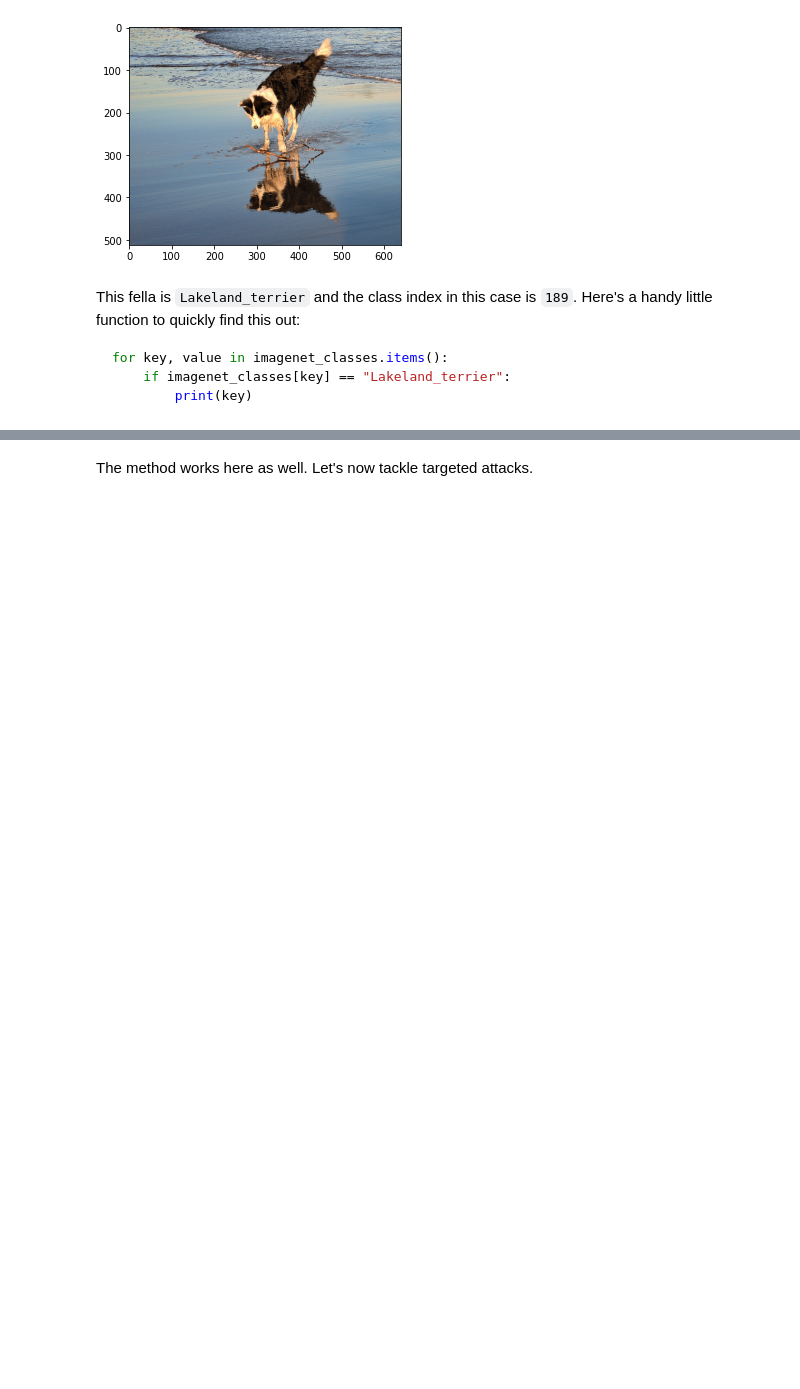
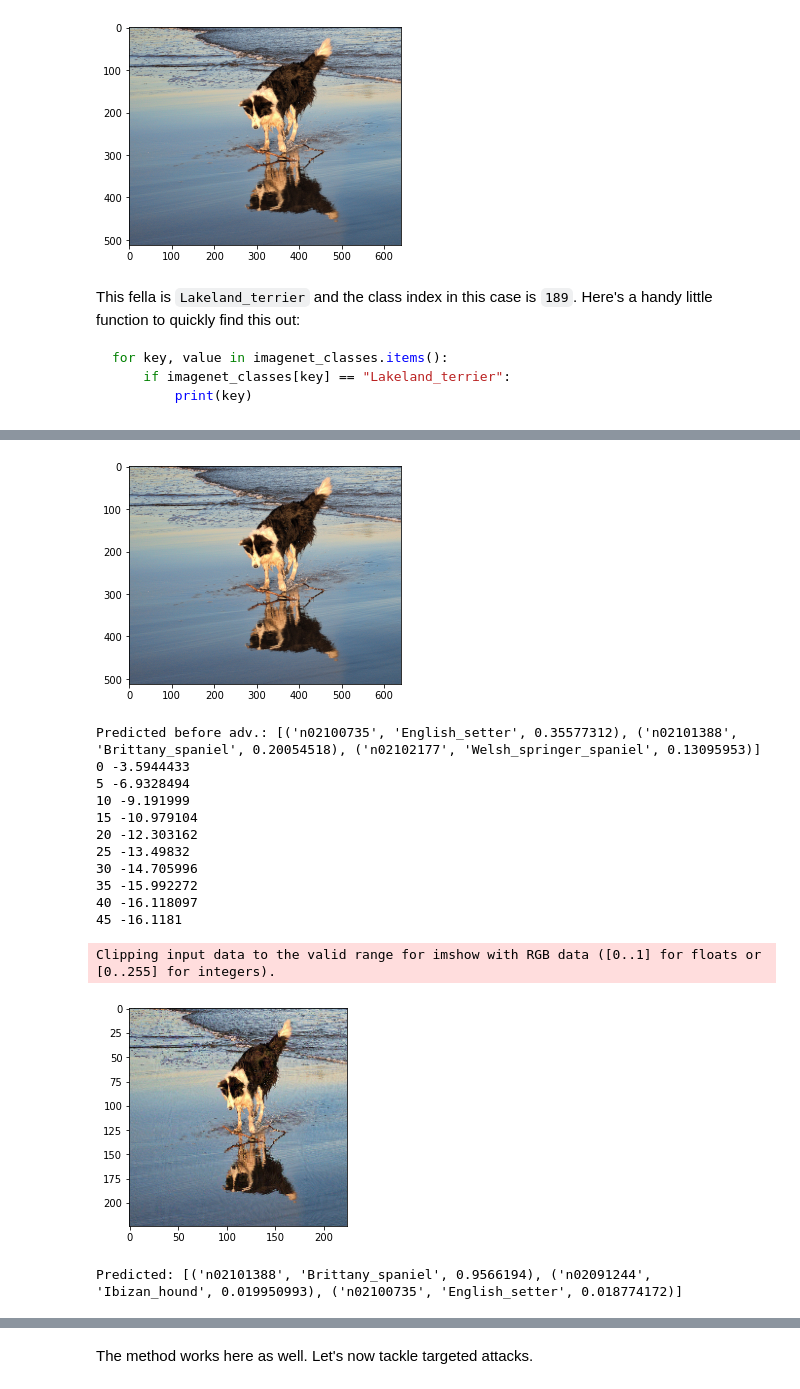
Before and after one commit to sayakpaul/Adversarial-Examples-in-Deep-Learning, a Jupyter notebook: Image_Adversaries_Basics.ipynb, the cells around one changed output, grey strips where cells are left out. Cells and saved outputs as stored; diff of their text form; code cells hidden in the pictures; blank space fills up the shorter version.

Commit message:
Added EfficientNet results

```diff
--- a/Image_Adversaries_Basics.ipynb
+++ b/Image_Adversaries_Basics.ipynb
@@ -24,4 +35,6 @@ sample_image = show_image("pig.jpg")
 # %%
-# Load ResNet50
+# Load pre-trained networks
 resnet50 = tf.keras.applications.ResNet50(weights="imagenet")
+enb0 = tf.keras.applications.EfficientNetB0(weights="imagenet")
+enb0_nst = tf.keras.applications.EfficientNetB0(weights="efficientnetb0.h5")
 # %%
@@ -50,0 +63,4 @@ Predicted: [('n02395406', 'hog', 0.99968374), ('n02396427', 'wild_boar', 0.00031
+# %%
+# Run inference EfficientNetB0 (NST)
+preds = enb0_nst.predict(preprocessed_image)
+print('Predicted:', tf.keras.applications.efficientnet.decode_predictions(preds, top=3)[0])
@@ -159,7 +175,7 @@ Predicted: [('n01883070', 'wombat', 0.9999833), ('n02909870', 'bucket', 9.77628e
 # %% [markdown]
 The classifier generates wrong predictions even for slightest of perturbations. Let's put all of the above code together and create utility functions for quickly testing on new images. Note that in the above case, our class index was `341` for hog and to generlaize to other class (other than `hog`) of images we would need to supply the correct class indices to our method.
 # %%
-def generate_adversaries(image_tensor, delta, true_class_index):
+def generate_adversaries(image_tensor, delta, model, true_class_index):
     # Loss and optimizer
     scc_loss = tf.keras.losses.SparseCategoricalCrossentropy()
     optimizer = tf.keras.optimizers.Adam(learning_rate=0.1)
@@ -169,7 +185,7 @@ def generate_adversaries(image_tensor, delta, true_class_index):
         with tf.GradientTape() as tape:
             tape.watch(delta)
             inp = preprocess_input(image_tensor + delta)
-            predictions = resnet50(inp, training=False)
+            predictions = model(inp, training=False)
             loss = - scc_loss(
                     tf.convert_to_tensor([true_class_index]),
                     predictions
@@ -189,21 +205,21 @@ def generate_adversaries(image_tensor, delta, true_class_index):
 
     return delta
 # %%
-def perturb_image(image_path, true_class_index):
+def perturb_image(image_path, true_class_index, model):
     # Load and preprocess image but a but without any `preprocess_input`
     sample_image = show_image(image_path)
     preprocessed_image = preprocess_image_without(sample_image)
 
     # Generate predictions before any adversaries
-    unsafe_preds = resnet50.predict(preprocess_input(preprocessed_image))
-    print('Predicted before adv.:', tf.keras.applications.resnet50.decode_predictions(unsafe_preds, top=3)[0])
+    unsafe_preds = model.predict(preprocess_input(preprocessed_image))
+    print('Predicted before adv.:', tf.keras.applications.imagenet_utils.decode_predictions(unsafe_preds, top=3)[0])
 
     # Initialize the perturbation quantity
     image_tensor = tf.constant(preprocessed_image, dtype=tf.float32)
     delta = tf.Variable(tf.zeros_like(image_tensor), trainable=True)
 
     # Get the adversary vector
-    delta_tensor = generate_adversaries(image_tensor, delta, true_class_index)
+    delta_tensor = generate_adversaries(image_tensor, delta, model, true_class_index)
 
     # See if the image changes
     plt.imshow((image_tensor + delta_tensor).numpy().squeeze()/255)
@@ -211,7 +227,7 @@ def perturb_image(image_path, true_class_index):
 
     # Generate prediction
     perturbed_image = preprocess_input(image_tensor + delta_tensor)
-    preds = resnet50.predict(perturbed_image)
-    print('Predicted:', tf.keras.applications.resnet50.decode_predictions(preds, top=3)[0])
+    preds = model.predict(perturbed_image)
+    print('Predicted:', tf.keras.applications.imagenet_utils.decode_predictions(preds, top=3)[0])
 # %%
 # Image comes from https://www.flickr.com/photos/bambe1964/7837618434/
@@ -250,0 +268,19 @@ Predicted: [('n02102040', 'English_springer', 0.97474104), ('n02106166', 'Border
+# %%
+# EfficientNetB0 (with ImageNet initialization)
+perturb_image("example.jpg", 189, enb0)
+# %% [output]
+[figure, added]
+Predicted before adv.: [('n02100735', 'English_setter', 0.35577312), ('n02101388', 'Brittany_spaniel', 0.20054518), ('n02102177', 'Welsh_springer_spaniel', 0.13095953)]
+0 -3.5944433
+5 -6.9328494
+10 -9.191999
+15 -10.979104
+20 -12.303162
+25 -13.49832
+30 -14.705996
+35 -15.992272
+40 -16.118097
+45 -16.1181
+Clipping input data to the valid range for imshow with RGB data ([0..1] for floats or [0..255] for integers).
+[figure, added]
+Predicted: [('n02101388', 'Brittany_spaniel', 0.9566194), ('n02091244', 'Ibizan_hound', 0.019950993), ('n02100735', 'English_setter', 0.018774172)]
```
Also changed, not shown: parts of 25 cells of this notebook.
